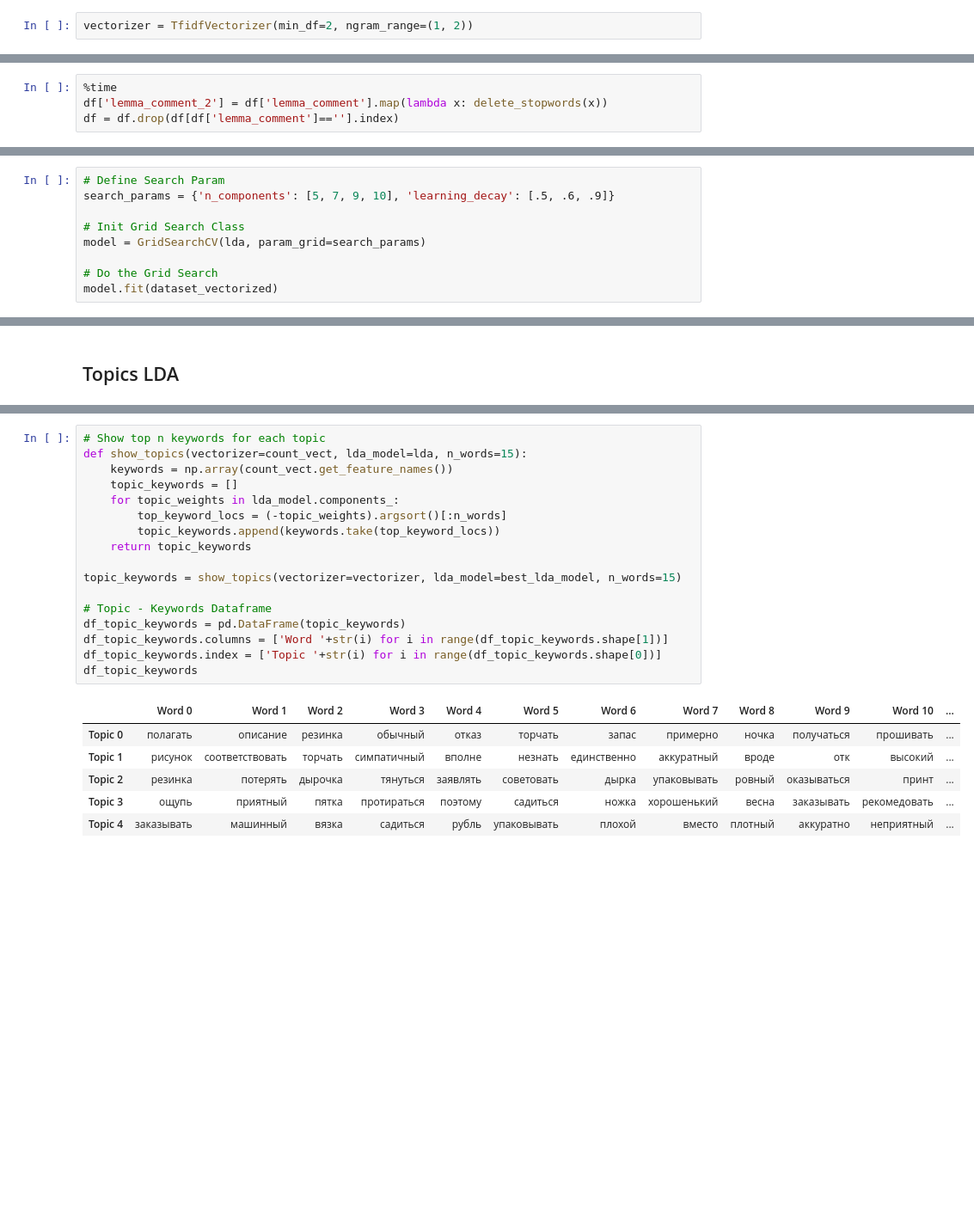
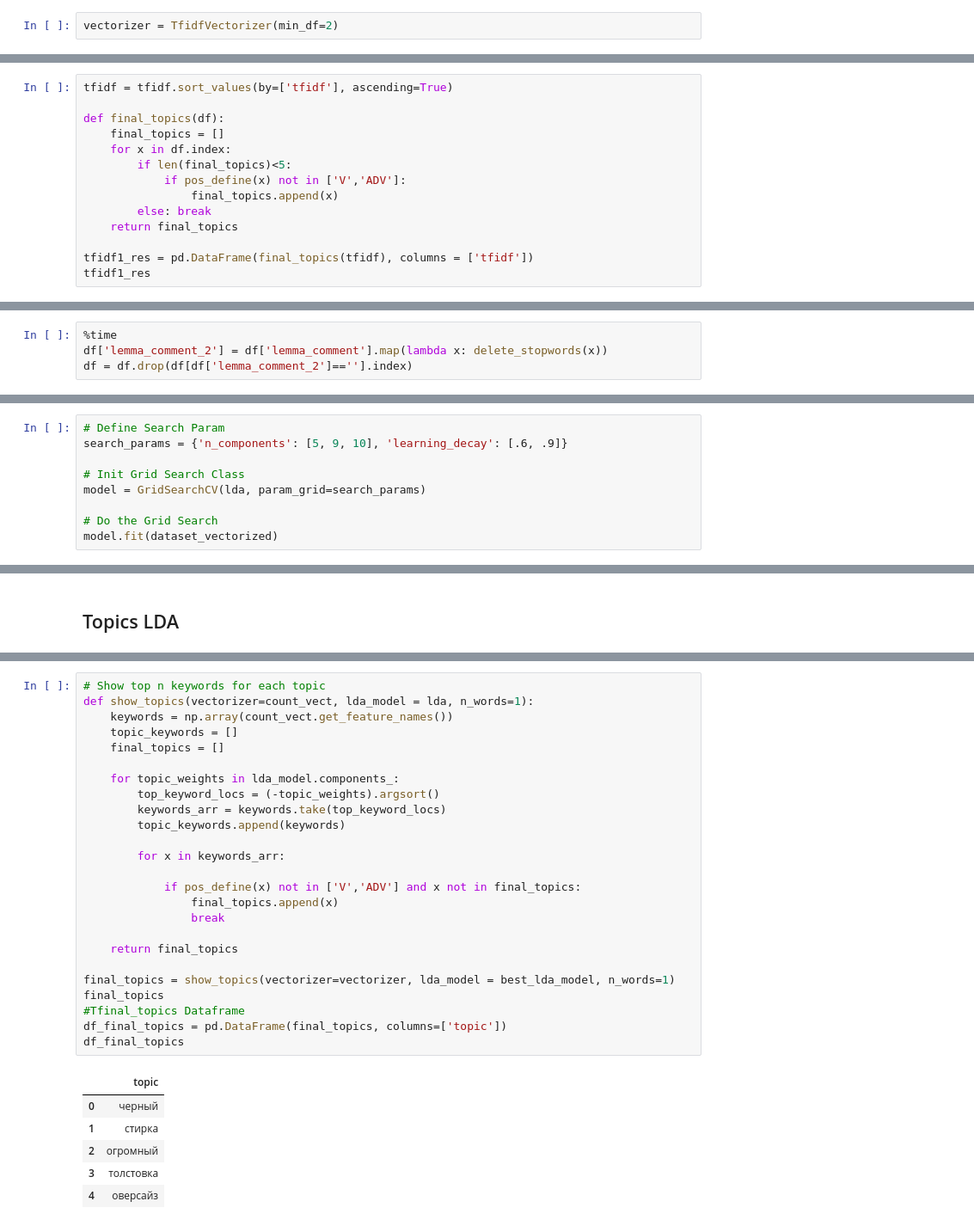
Before and after one commit to SvetlanaY/Wildberries_bot, a Jupyter notebook: Jupiter/Stopwords.ipynb, the cells around one changed output, grey strips where cells are left out. Shown: that part at 86% size. Cells and saved outputs as stored; diff of their text form; blank space fills up the shorter version.

Commit message:
without english words, with new cloud of words, without n_grams

```diff
--- a/Jupiter/Stopwords.ipynb
+++ b/Jupiter/Stopwords.ipynb
@@ -285,7 +257,7 @@ plot_wordcloud(preprocessed_comments)
 # %% [markdown]
 # tf-idf
 # %%
-vectorizer = TfidfVectorizer(min_df=2, ngram_range=(1, 2))
+vectorizer = TfidfVectorizer(min_df=2)
 # %%
 vectorized_comments = vectorizer.fit_transform(preprocessed_comments)
 # %%
@@ -317,0 +279,14 @@ tfidf[(tfidf['pos']!='V') & (tfidf['pos'] !='ADV')].sort_values(by=['tfidf'], as
+# %%
+tfidf = tfidf.sort_values(by=['tfidf'], ascending=True)
+
+def final_topics(df):
+    final_topics = []
+    for x in df.index:
+        if len(final_topics)<5:
+            if pos_define(x) not in ['V','ADV']:
+                final_topics.append(x)
+        else: break
+    return final_topics
+
+tfidf1_res = pd.DataFrame(final_topics(tfidf), columns = ['tfidf'])
+tfidf1_res
@@ -372,5 +350,5 @@ russian_stopwords.extend(SW_tfidf)
 # %%
 %time
 df['lemma_comment_2'] = df['lemma_comment'].map(lambda x: delete_stopwords(x))
-df = df.drop(df[df['lemma_comment']==''].index)
+df = df.drop(df[df['lemma_comment_2']==''].index)
 # %% [output]
@@ -490,7 +484,7 @@ Perplexity:  599.232419567914
 ## Grid search LDA
 # %%
 # Define Search Param
-search_params = {'n_components': [5, 7, 9, 10], 'learning_decay': [.5, .6, .9]}
+search_params = {'n_components': [5, 9, 10], 'learning_decay': [.6, .9]}
 
 # Init Grid Search Class
 model = GridSearchCV(lda, param_grid=search_params)
@@ -671,24 +665,32 @@ df_topic_keywords.head()
 # %%
 # Show top n keywords for each topic
-def show_topics(vectorizer=count_vect, lda_model=lda, n_words=15):
+def show_topics(vectorizer=count_vect, lda_model = lda, n_words=1):
     keywords = np.array(count_vect.get_feature_names())
     topic_keywords = []
+    final_topics = []
+
     for topic_weights in lda_model.components_:
-        top_keyword_locs = (-topic_weights).argsort()[:n_words]
-        topic_keywords.append(keywords.take(top_keyword_locs))
-    return topic_keywords
+        top_keyword_locs = (-topic_weights).argsort()
+        keywords_arr = keywords.take(top_keyword_locs)
+        topic_keywords.append(keywords)
 
-topic_keywords = show_topics(vectorizer=vectorizer, lda_model=best_lda_model, n_words=15)
+        for x in keywords_arr:
 
-# Topic - Keywords Dataframe
-df_topic_keywords = pd.DataFrame(topic_keywords)
-df_topic_keywords.columns = ['Word '+str(i) for i in range(df_topic_keywords.shape[1])]
-df_topic_keywords.index = ['Topic '+str(i) for i in range(df_topic_keywords.shape[0])]
-df_topic_keywords
+            if pos_define(x) not in ['V','ADV'] and x not in final_topics:
+                final_topics.append(x)
+                break
+
+    return final_topics
+
+final_topics = show_topics(vectorizer=vectorizer, lda_model = best_lda_model, n_words=1)
+final_topics
+#Tfinal_topics Dataframe
+df_final_topics = pd.DataFrame(final_topics, columns=['topic'])
+df_final_topics
 # %% [output]
-|  | Word 0 | Word 1 | Word 2 | Word 3 | Word 4 | Word 5 | Word 6 | Word 7 | Word 8 | Word 9 | Word 10 | ... |
-| Topic 0 | полагать | описание | резинка | обычный | отказ | торчать | запас | примерно | ночка | получаться | прошивать | ... |
-| Topic 1 | рисунок | соответствовать | торчать | симпатичный | вполне | незнать | единственно | аккуратный | вроде | отк | высокий | ... |
-| Topic 2 | резинка | потерять | дырочка | тянуться | заявлять | советовать | дырка | упаковывать | ровный | оказываться | принт | ... |
-| Topic 3 | ощупь | приятный | пятка | протираться | поэтому | садиться | ножка | хорошенький | весна | заказывать | рекомедовать | ... |
-| Topic 4 | заказывать | машинный | вязка | садиться | рубль | упаковывать | плохой | вместо | плотный | аккуратно | неприятный | ... |
+|  | topic |
+| 0 | черный |
+| 1 | стирка |
+| 2 | огромный |
+| 3 | толстовка |
+| 4 | оверсайз |
```
Also changed, not shown: parts of 46 cells of this notebook.
